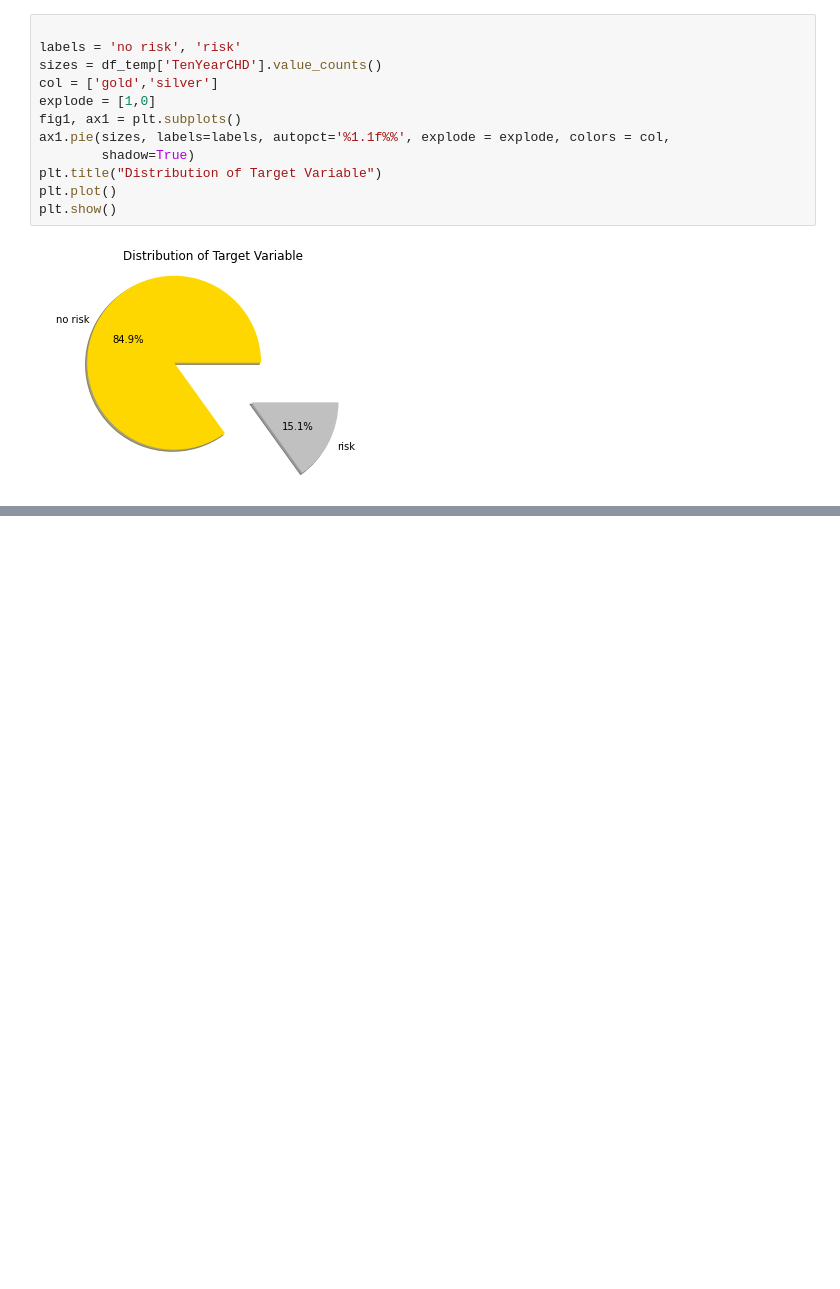
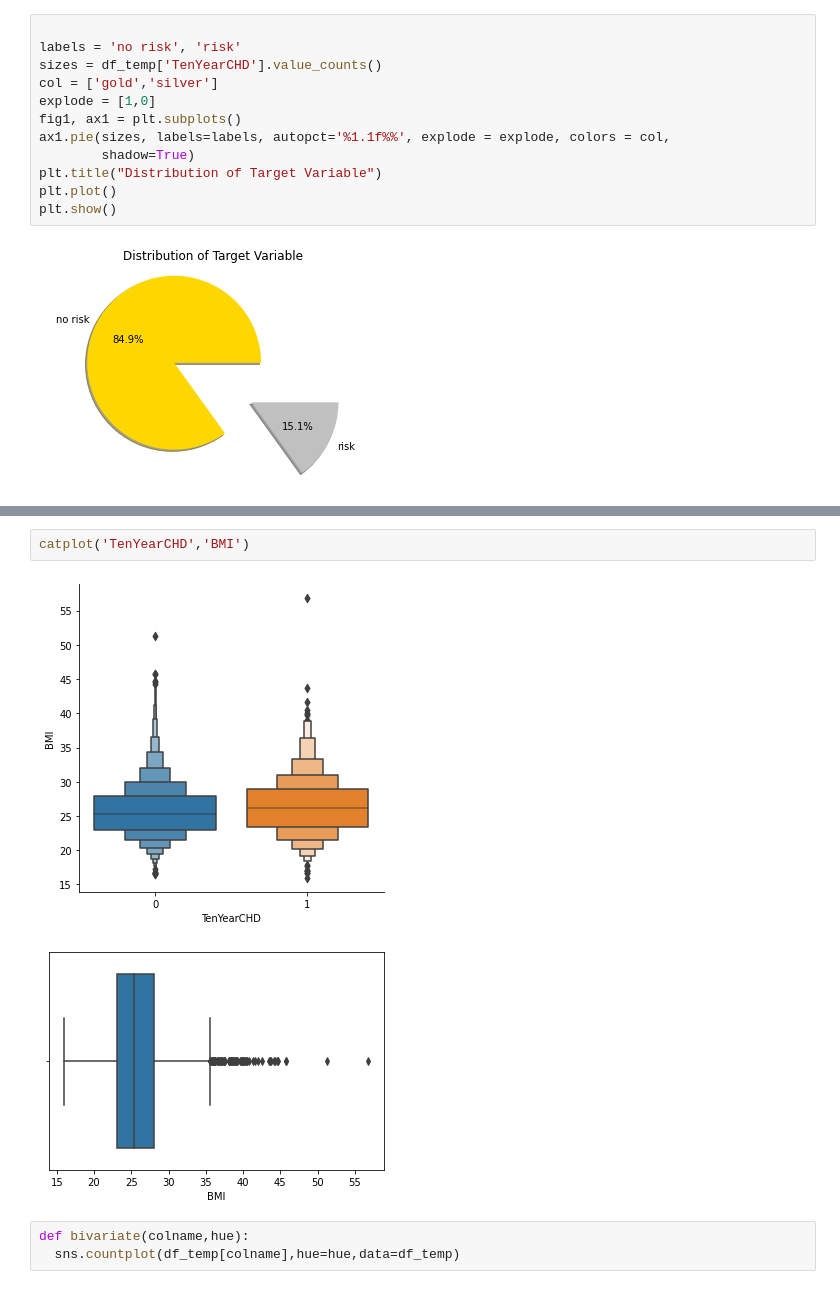
Before and after one commit to Aayushi4925/cardiovasular, a Jupyter notebook: cardiovascular_risk.ipynb, the cells around one changed output, grey strips where cells are left out. Saved outputs shown, nothing was run; the diff lists cells and outputs as text; blank space fills up the shorter version.

```diff
--- a/cardiovascular_risk.ipynb
+++ b/cardiovascular_risk.ipynb
@@ -186,0 +211,8 @@ plt.show()
+# %%
+catplot('TenYearCHD','BMI')
+# %% [output]
+[figure, added]
+[figure, added]
+# %%
+def bivariate(colname,hue):
+  sns.countplot(df_temp[colname],hue=hue,data=df_temp)
```
Also changed, not shown: parts of 15 cells of this notebook.
